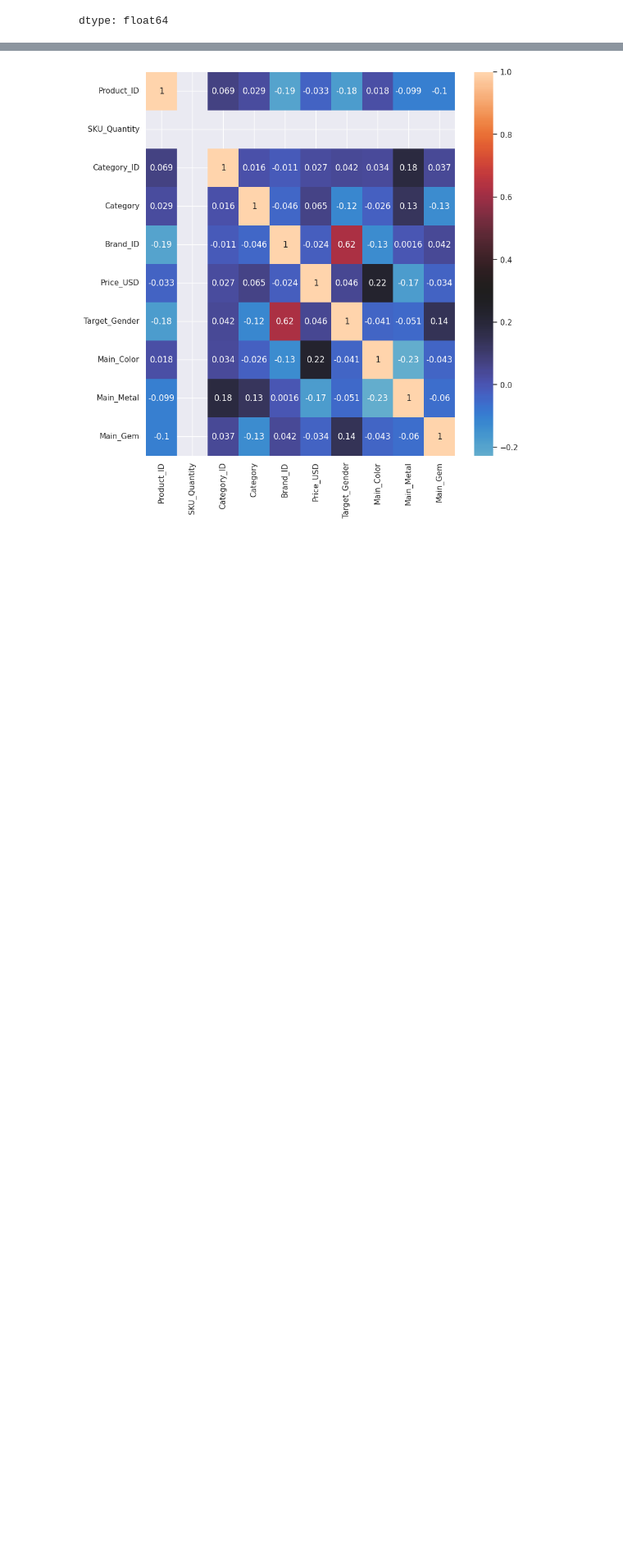
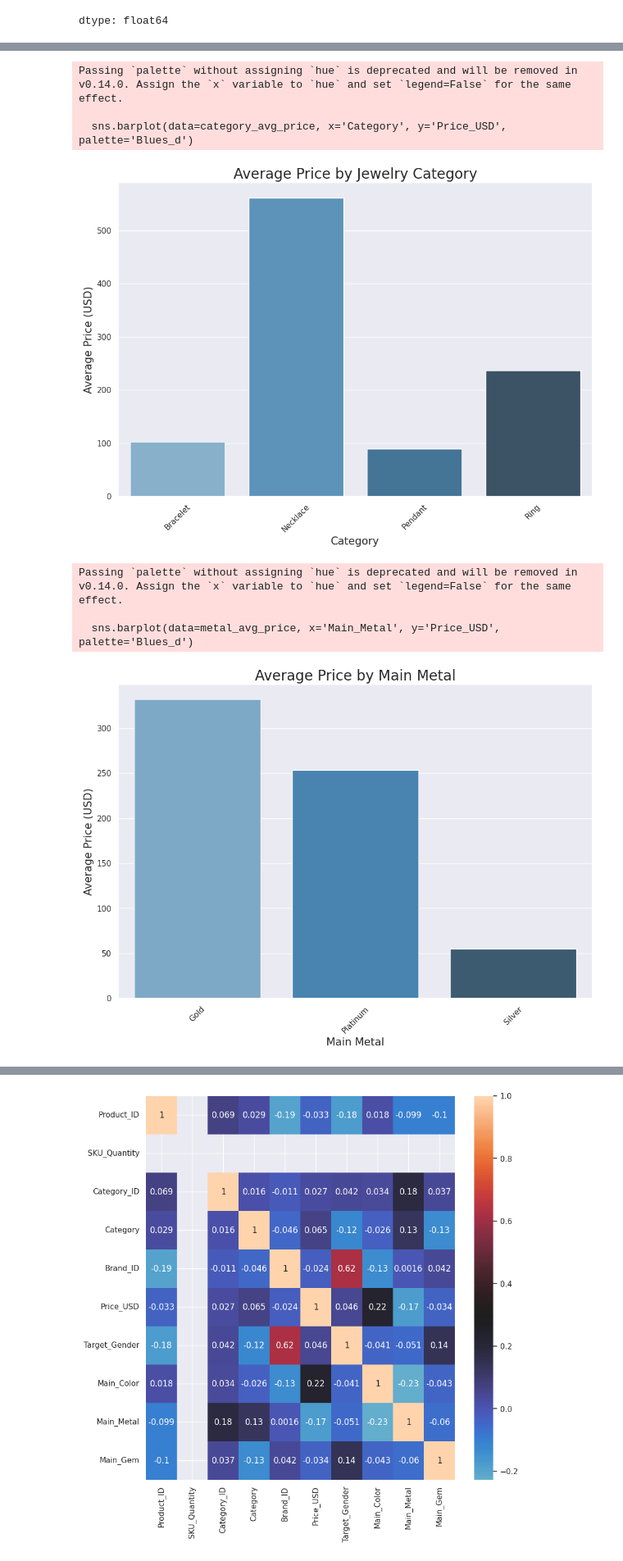
Before and after one commit to Kaothar2/jewelry_price_prediction, a Jupyter notebook: Jewelry_price_prediction.ipynb, the cells around one changed output, grey strips where cells are left out. Shown at 82% size. Drawn from its saved outputs; the diff is of its cells as text; code cells hidden in the pictures; blank space fills up the shorter version.

```diff
--- a/Jewelry_price_prediction.ipynb
+++ b/Jewelry_price_prediction.ipynb
@@ -377,0 +561,29 @@ dtype: float64
+# %%
+# Average Price by Category
+category_avg_price = jewelry_data.groupby('Category')['Price_USD'].mean().reset_index()
+plt.figure(figsize=(12, 8))
+sns.barplot(data=category_avg_price, x='Category', y='Price_USD', palette='Blues_d')
+plt.title('Average Price by Jewelry Category', fontsize=20)
+plt.xlabel('Category', fontsize=15)
+plt.ylabel('Average Price (USD)', fontsize=15)
+plt.xticks(rotation=45)
+plt.show()
+
+# Average Price by Metal
+metal_avg_price = jewelry_data.groupby('Main_Metal')['Price_USD'].mean().reset_index()
+plt.figure(figsize=(12, 8))
+sns.barplot(data=metal_avg_price, x='Main_Metal', y='Price_USD', palette='Blues_d')
+plt.title('Average Price by Main Metal', fontsize=20)
+plt.xlabel('Main Metal', fontsize=15)
+plt.ylabel('Average Price (USD)', fontsize=15)
+plt.xticks(rotation=45)
+plt.show()
+# %% [output]
+Passing `palette` without assigning `hue` is deprecated and will be removed in v0.14.0. Assign the `x` variable to `hue` and set `legend=False` for the same effect.
+
+  sns.barplot(data=category_avg_price, x='Category', y='Price_USD', palette='Blues_d')
+[figure, added]
+Passing `palette` without assigning `hue` is deprecated and will be removed in v0.14.0. Assign the `x` variable to `hue` and set `legend=False` for the same effect.
+
+  sns.barplot(data=metal_avg_price, x='Main_Metal', y='Price_USD', palette='Blues_d')
+[figure, added]
```
Also changed, not shown: parts of 70 cells of this notebook, 1 other file.
